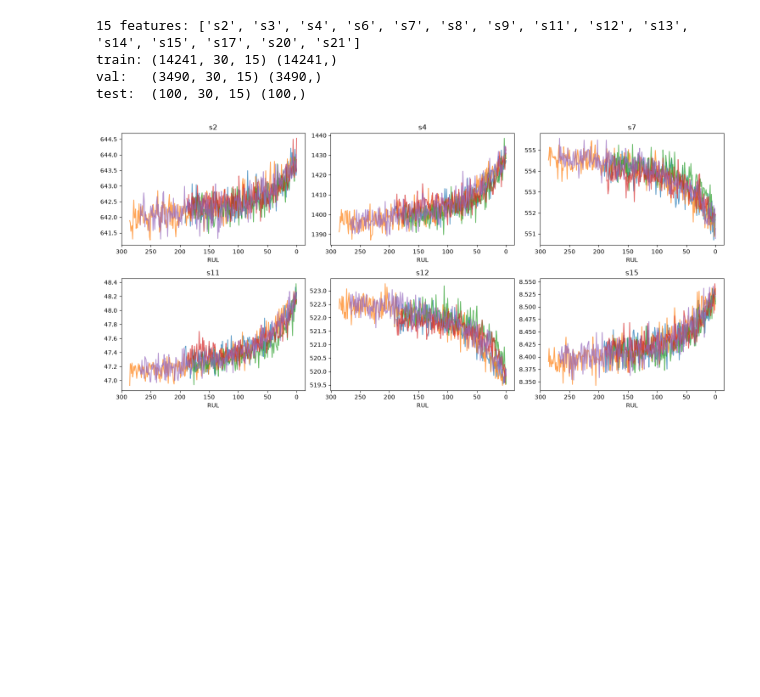
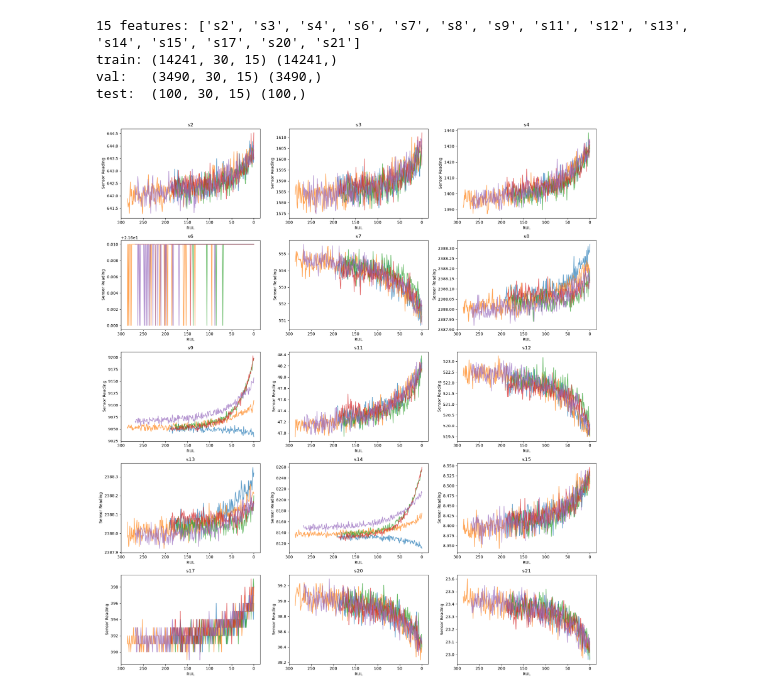
Before and after one commit to agupta30be24-create/aerohealth, a Jupyter notebook: notebooks/01_eda.ipynb, the cells around one changed output. Drawn from its saved outputs; the diff is of its cells as text; code cells hidden in the pictures; blank space fills up the shorter version.

```diff
--- a/notebooks/01_eda.ipynb
+++ b/notebooks/01_eda.ipynb
@@ -104,18 +104,19 @@ train: (14241, 30, 15) (14241,)
 val:   (3490, 30, 15) (3490,)
 test:  (100, 30, 15) (100,)
 # %%
-fig, axes = plt.subplots(2, 3, figsize=(15, 7))
-for ax, s in zip(axes.ravel(), ["s2", "s4", "s7", "s11", "s12", "s15"]):
+fig, axes = plt.subplots(5, 3, figsize=(18, 20))
+for ax, s in zip(axes.ravel(), features):
     for eng in [1, 2, 3, 4, 5]:
         d = train[train.engine == eng]
         ax.plot(d["RUL"], d[s], alpha=0.7)
     ax.set_title(s)
     ax.invert_xaxis()
     ax.set_xlabel("RUL")
+    ax.set_ylabel("Sensor Reading")
 plt.tight_layout()
 plt.show()
 # %% [output]
-[figure, old version]
+[figure, new version]
 # %%
 import pandas as pd
 from scipy.stats import spearmanr
```
Also changed, not shown: parts of 1 cell of this notebook, 2 other files.
